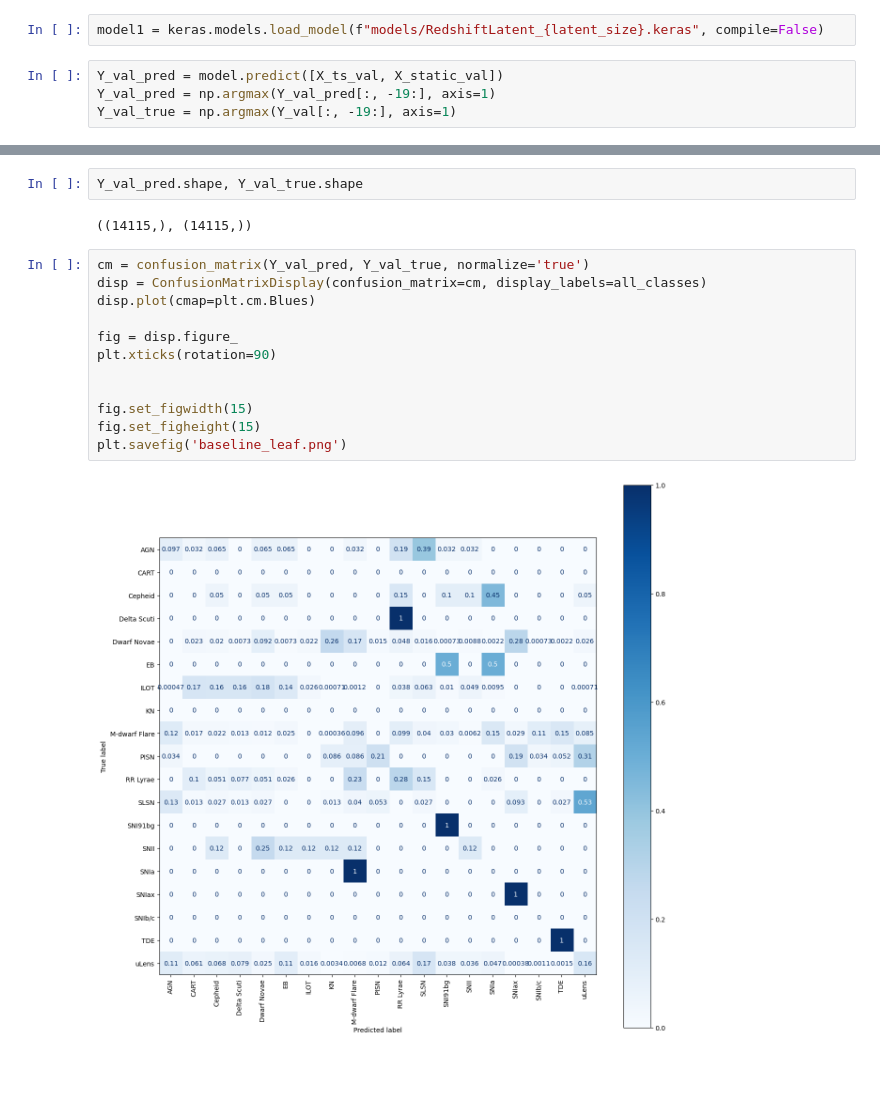
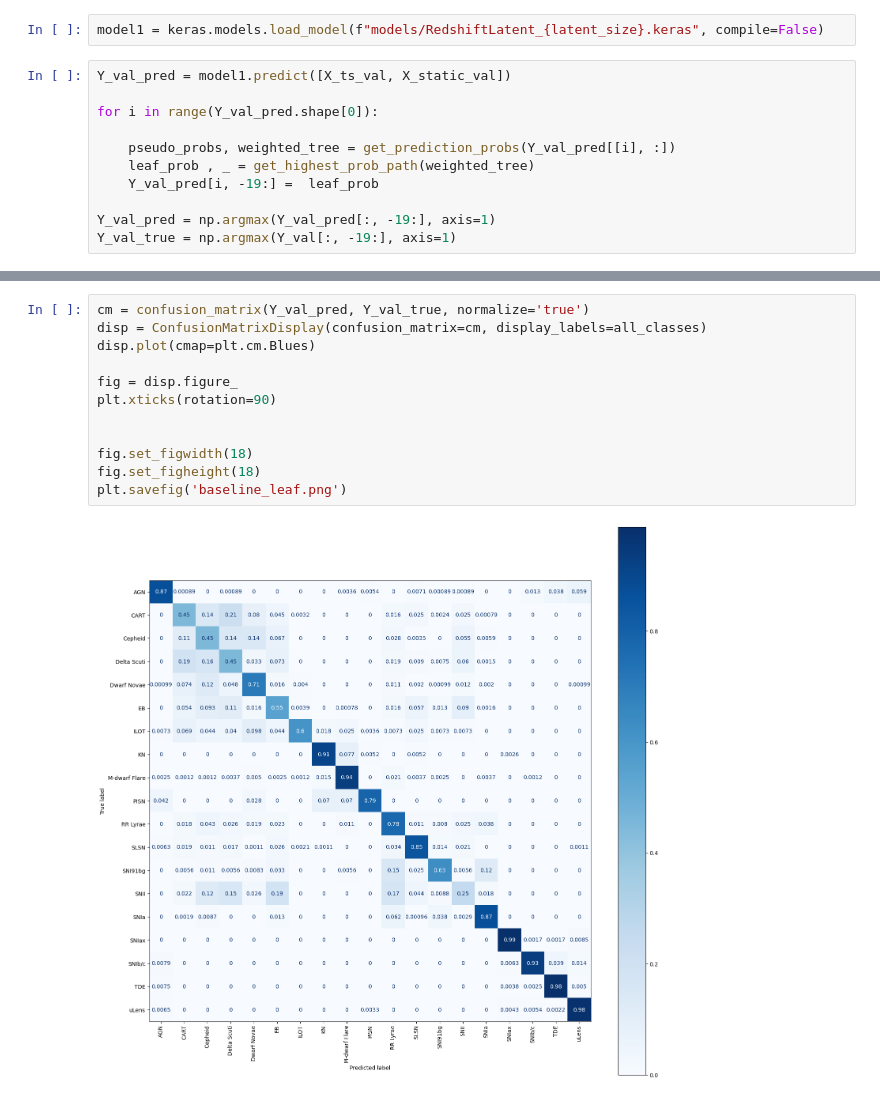
Before and after one commit to uiucsn/Astro-ORACLE, a Jupyter notebook: train.ipynb, the cells around one changed output, grey strips where cells are left out. Cells and saved outputs as stored; diff of their text form; blank space fills up the shorter version.

```diff
--- a/train.ipynb
+++ b/train.ipynb
@@ -148,7 +188,14 @@ Epoch 5/5
 # %%
 model1 = keras.models.load_model(f"models/RedshiftLatent_{latent_size}.keras", compile=False)
 # %%
-Y_val_pred = model.predict([X_ts_val, X_static_val])
+Y_val_pred = model1.predict([X_ts_val, X_static_val])
+
+for i in range(Y_val_pred.shape[0]):
+
+    pseudo_probs, weighted_tree = get_prediction_probs(Y_val_pred[[i], :])
+    leaf_prob , _ = get_highest_prob_path(weighted_tree)
+    Y_val_pred[i, -19:] =  leaf_prob
+
 Y_val_pred = np.argmax(Y_val_pred[:, -19:], axis=1)
 Y_val_true = np.argmax(Y_val[:, -19:], axis=1)
 # %% [output]
@@ -156,19 +203,15 @@ Y_val_true = np.argmax(Y_val[:, -19:], axis=1)
-# %%
-Y_val_pred.shape, Y_val_true.shape
-# %% [output]
-((14115,), (14115,))
 # %%
 cm = confusion_matrix(Y_val_pred, Y_val_true, normalize='true')
 disp = ConfusionMatrixDisplay(confusion_matrix=cm, display_labels=all_classes)
 disp.plot(cmap=plt.cm.Blues)
 
 fig = disp.figure_
 plt.xticks(rotation=90)
 
 
-fig.set_figwidth(15)
-fig.set_figheight(15)
+fig.set_figwidth(18)
+fig.set_figheight(18)
 plt.savefig('baseline_leaf.png')
 # %% [output]
-[figure, old version]
+[figure, new version]
 # %%
```
Also changed, not shown: parts of 9 cells of this notebook, 1 other file.
